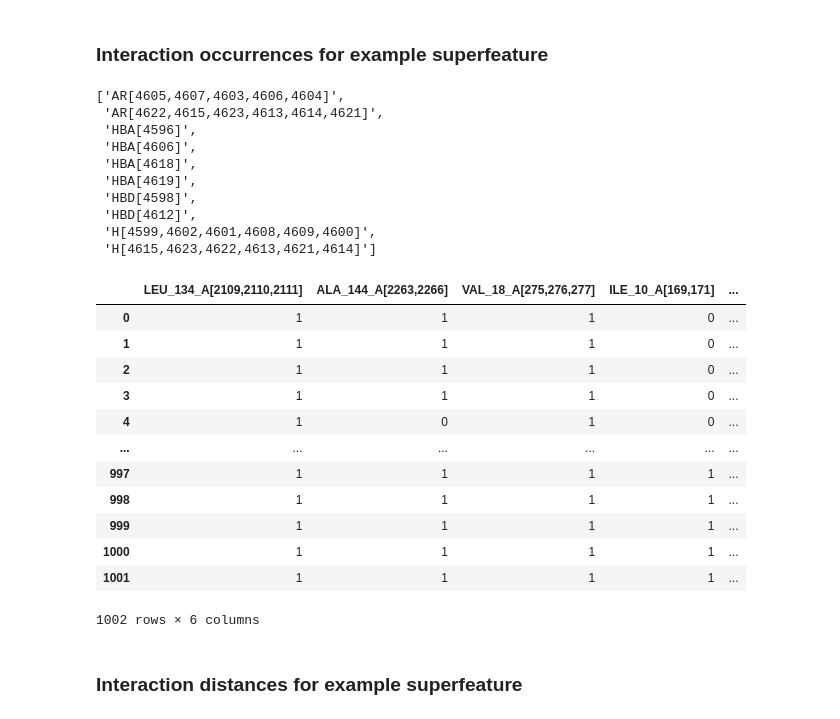
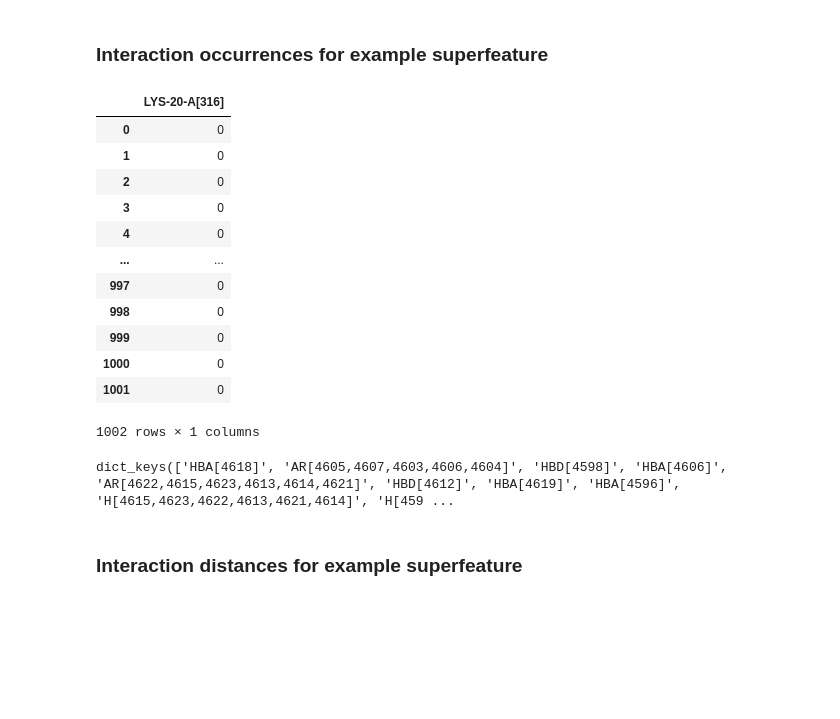
Before and after one commit to wolberlab/dynophores, a Jupyter notebook: docs/tutorials/explore_data.ipynb, the cells around one changed output. Saved outputs shown, nothing was run; the diff lists cells and outputs as text; code cells hidden in the pictures; blank space fills up the shorter version.

```diff
--- a/docs/tutorials/explore_data.ipynb
+++ b/docs/tutorials/explore_data.ipynb
@@ -61,3 +70,6 @@ print(f"Number of superfeatures: {len(dynophore.superfeatures)}")
 Number of superfeatures: 10
 # %% [markdown]
 Let's take a look at one example `SuperFeature` object.
+# %%
+superfeature_id = dynophore.superfeature_ids[0]
+superfeature_id
@@ -185,34 +208,25 @@ dynophore.superfeatures_occurrences
 ## Environmental partners monitoring (over trajectory)
 # %% [markdown]
 ### Interaction occurrences for example superfeature
+# %%
+dynophore.envpartners_occurrences_by_superfeature(superfeature_id)
+# %% [output]
+|  | LYS-20-A[316] |
+| 0 | 0 |
+| 1 | 0 |
+| 2 | 0 |
+| 3 | 0 |
+| 4 | 0 |
+| ... | ... |
+| 997 | 0 |
+| 998 | 0 |
+| 999 | 0 |
+| 1000 | 0 |
+| 1001 | 0 |
+1002 rows × 1 columns
 # %%
-sorted(dynophore.envpartners_occurrences.keys())
+dynophore.envpartners_occurrences.keys()
 # %% [output]
-['AR[4605,4607,4603,4606,4604]',
- 'AR[4622,4615,4623,4613,4614,4621]',
- 'HBA[4596]',
- 'HBA[4606]',
- 'HBA[4618]',
- 'HBA[4619]',
- 'HBD[4598]',
- 'HBD[4612]',
- 'H[4599,4602,4601,4608,4609,4600]',
- 'H[4615,4623,4622,4613,4621,4614]']
+dict_keys(['HBA[4618]', 'AR[4605,4607,4603,4606,4604]', 'HBD[4598]', 'HBA[4606]', 'AR[4622,4615,4623,4613,4614,4621]', 'HBD[4612]', 'HBA[4619]', 'HBA[4596]', 'H[4615,4623,4622,4613,4621,4614]', 'H[459 ...
-# %%
-dynophore.envpartners_occurrences["H[4599,4602,4601,4608,4609,4600]"]
-# %% [output]
-|  | LEU_134_A[2109,2110,2111] | ALA_144_A[2263,2266] | VAL_18_A[275,276,277] | ILE_10_A[169,171] | ... |
-| 0 | 1 | 1 | 1 | 0 | ... |
-| 1 | 1 | 1 | 1 | 0 | ... |
-| 2 | 1 | 1 | 1 | 0 | ... |
-| 3 | 1 | 1 | 1 | 0 | ... |
-| 4 | 1 | 0 | 1 | 0 | ... |
-| ... | ... | ... | ... | ... | ... |
-| 997 | 1 | 1 | 1 | 1 | ... |
-| 998 | 1 | 1 | 1 | 1 | ... |
-| 999 | 1 | 1 | 1 | 1 | ... |
-| 1000 | 1 | 1 | 1 | 1 | ... |
-| 1001 | 1 | 1 | 1 | 1 | ... |
-1002 rows × 6 columns
 # %% [markdown]
 ### Interaction distances for example superfeature
```
Also changed, not shown: parts of 21 cells of this notebook, 1 other file.
